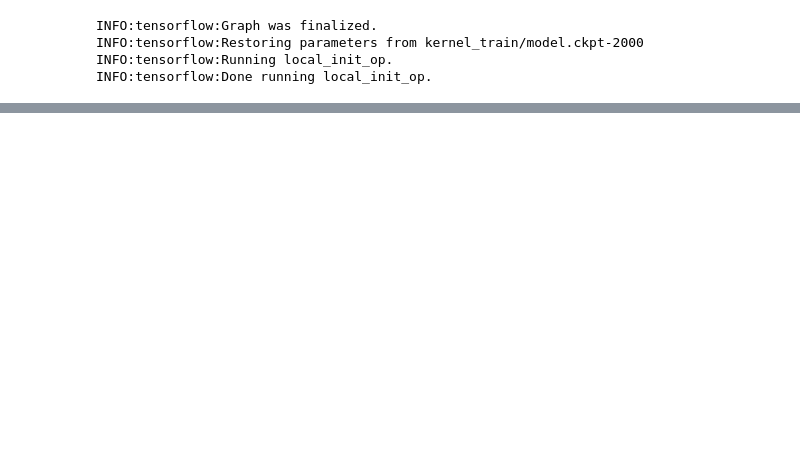
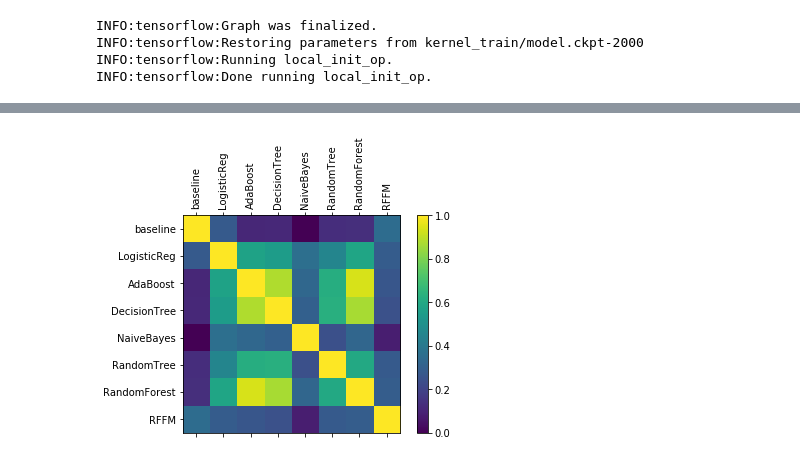
Before and after one commit to m4t22/ml_ids, a Jupyter notebook: single_dataset_analysis_new_approach.ipynb, the cells around one changed output, grey strips where cells are left out. Saved outputs shown, nothing was run; the diff lists cells and outputs as text; code cells hidden in the pictures; blank space fills up the shorter version.

```diff
--- a/single_dataset_analysis_new_approach.ipynb
+++ b/single_dataset_analysis_new_approach.ipynb
@@ -1480,0 +1324,34 @@ Algorithm: Kernel method: Accuracy: 0.99253, F1-score: 0.99606, Precision: 0.994
+# %%
+failures = {}
+failures["baseline"] = []
+failures["LogisticReg"] = []
+failures["AdaBoost"] = []
+failures["DecisionTree"] = []
+failures["NaiveBayes"] = []
+failures["RandomTree"] = []
+failures["RandomForest"] = []
+failures["RFFM"] = []
+
+for i in range(0, len(y_test)):
+    for key in y_pred.keys():
+        if y_pred[key][i] != y_test[i]:
+            failures[key].append(10)
+        else:
+            failures[key].append(1)
+# %%
+failures_pand = pd.DataFrame.from_dict(failures)
+names = ["baseline", "LogisticReg", "AdaBoost", "DecisionTree", "NaiveBayes", "RandomTree", "RandomForest", "RFFM"]
+#names = ["baseline", "LogisticReg", "RandomForest"]
+correlations = failures_pand[names].corr()
+fig = plt.figure()
+ax = fig.add_subplot(111)
+cax = ax.matshow(correlations, vmin=0, vmax=1)
+fig.colorbar(cax)
+ticks = np.arange(0,8,1)
+ax.set_xticks(ticks)
+ax.set_yticks(ticks)
+ax.set_xticklabels(names, rotation='vertical')
+ax.set_yticklabels(names)
+plt.show()
+# %% [output]
+[figure, added]
```
Also changed, not shown: parts of 51 cells of this notebook.
